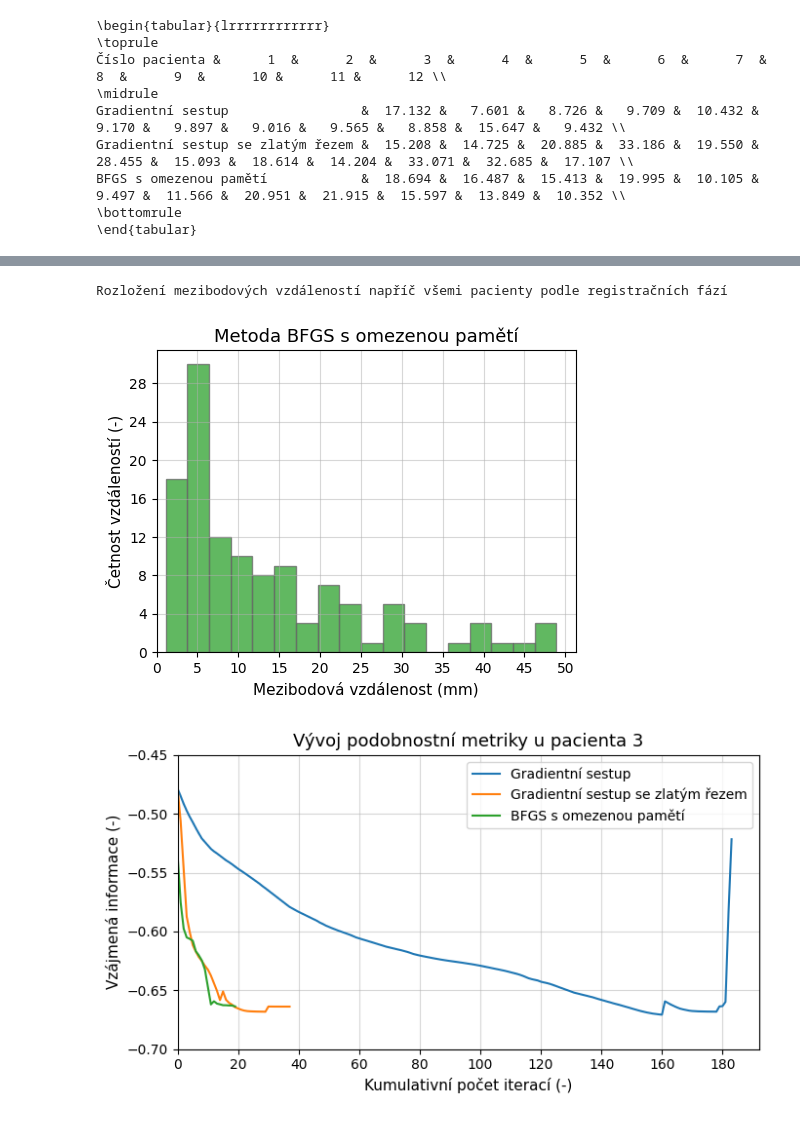
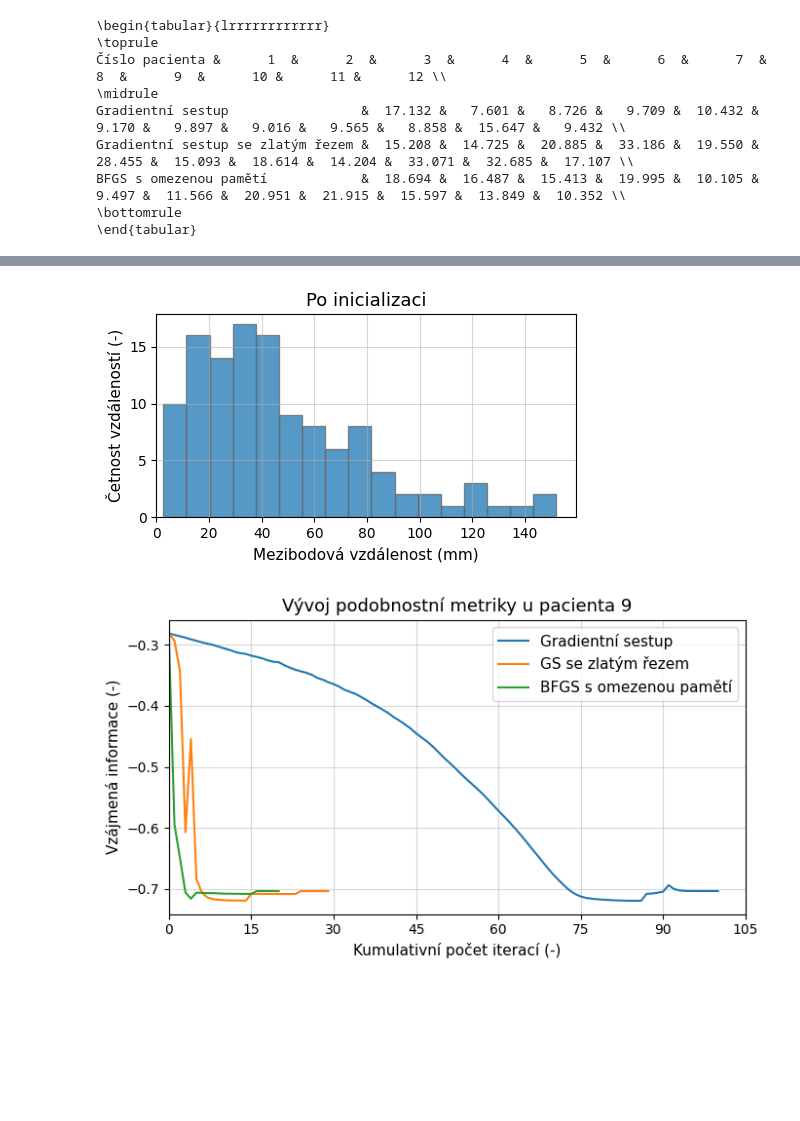
Before and after one commit to Vojtech-Benda/ca_isf, a Jupyter notebook: plotResults.ipynb, the cells around one changed output, grey strips where cells are left out. Saved outputs shown, nothing was run; the diff lists cells and outputs as text; code cells hidden in the pictures; blank space fills up the shorter version.

```diff
--- a/plotResults.ipynb
+++ b/plotResults.ipynb
@@ -264,41 +212,39 @@ for group, run_time in runTimeGroups.items():
         fig_hist.savefig(f"input_files\\globalni_grafy\\{hist_type}Histogram.pdf", bbox_inches="tight")
 """
 def plotErrorHist2(error_values, reg_phase, bin_width=17,
                    hist_type="initial", bin_color="#1f77b4", save=False):
 
-    fig_hist, ax_hist = plt.subplots(1, 1, figsize=(5, 4))
+    fig_hist, ax_hist = plt.subplots(1, 1, figsize=(5, 3))
 
 
     ax_hist.hist(error_values, bins=bin_width, alpha=0.75, color=bin_color,
                 edgecolor="dimgray", linewidth=1.)
     ax_hist.grid(alpha=0.5)
     ax_hist.set_xlabel("Mezibodová vzdálenost (mm)", fontsize=11)
     ax_hist.set_title(reg_phase, fontsize=13)
     ax_hist.set_ylim([0, None])
     ax_hist.set_xlim([0, None])
     ax_hist.set_ylabel("Četnost vzdáleností (-)", fontsize=11)
     ax_hist.yaxis.set_major_locator(MaxNLocator(integer=True))
-    ax_hist.set_xticks(np.arange(0, error_values.max() + 5, 5))
-    #ax_hist.set_yticks(np.arange(0, 41, 5))
+    ax_hist.set_xticks(np.arange(0, error_values.max() + 5, 20))
+    ax_hist.set_yticks(np.arange(0, 20, 5))
     # ax_hist.set_title("Rozložení míry nepřesností")
     # ax_hist.legend()
     fig_hist.tight_layout()
     plt.show()
 
     if save:
-        fig_hist.savefig(f"graficke_vystupy\\{hist_type}Histogram.pdf", bbox_inches="tight")
+        fig_hist.savefig(f"graficke_vystupy\\{hist_type}Histogram.svg", bbox_inches="tight")
 
 
-print("Rozložení mezibodových vzdáleností napříč všemi pacienty podle registračních fází")
-regMethods = ["Gradientní sestup", "Gradientní sestup se zlatým řezem", "BFGS s omezenou pamětí"]
+regMethods = ["gradientní sestup", "gradientní sestup se zlatým řezem", "BFGS s omezenou pamětí"]
 
 # plotErrorHist(initialErrors, ["Před inicializací", "Po inicializaci"],
 #                hist_bins=(16, 16), save=saveState)
 # plotErrorHist(lastIterErrors, regMethods, hist_bins=(17, 18, 18), hist_type="initial", save=saveState)
 
-plotErrorHist2(lastIterErrors[:, 2].ravel(), "Metoda BFGS s omezenou pamětí", bin_width=18,
-              hist_type="gradientlbfError", bin_color=colors[2], save=True)
+plotErrorHist2(initialErrors[:, 1].ravel(), "Po inicializaci", bin_width=17,
+              hist_type="postInitial", bin_color=colors[0], save=False)
 # %% [output]
-Rozložení mezibodových vzdáleností napříč všemi pacienty podle registračních fází
-[figure, old version]
+[figure, new version]
 # %%
@@ -339,29 +285,29 @@ def plotAllMetrics(metric_values, pat_number, save=False):
 
     fig_metrics, ax_metrics = plt.subplots(1, 1, figsize=(7, 4))
 
-    labels = ["Gradientní sestup", "Gradientní sestup se zlatým řezem", "BFGS s omezenou pamětí"]
+    labels = ["Gradientní sestup", "GS se zlatým řezem", "BFGS s omezenou pamětí"]
     for values, label in zip(metric_values, labels):
         ax_metrics.plot(values, label=label)
-    ax_metrics.legend()
+    ax_metrics.legend(fontsize=11, loc="best")
     ax_metrics.grid(alpha=0.5)
     ax_metrics.set_xlabel("Kumulativní počet iterací (-)", fontsize=11)
     ax_metrics.set_ylabel("Vzájmená informace (-)", fontsize=11)
     ax_metrics.set_title(f"Vývoj podobnostní metriky u pacienta {int(pat_number)}", fontsize=13)
 
-    ax_metrics.set_xticks(np.arange(0, len(metric_values[0]) + 10, 20))
-    ax_metrics.set_yticks(np.arange(-0.45, metric_values[0].min() - 0.05, -0.05))
+    ax_metrics.set_xticks(np.arange(0, len(metric_values[0]) + 10, 15))
+    #ax_metrics.set_yticks(np.arange(-0.45, metric_values[0].min() - 0.05, -0.05))
     ax_metrics.set_xlim([0, None])
     fig_metrics.tight_layout()
     plt.show()
 
     if save:
-        fig_metrics.savefig(f"graficke_vystupy\\pacient_{pat_number}\\pacient{pat_number}AllOptims.pdf",
+        fig_metrics.savefig(f"graficke_vystupy\\pacient_{pat_number}\\pacient{pat_number}AllOptims.svg",
                             bbox_inches="tight")
 
 
 plotAllMetrics(metricValues, patientNumber, save=True)
 # %% [output]
-[figure, old version]
+[figure, new version]
 # %%
 def plotMetricAndError(metric_values, median_errors, multires_iters,
                        reg_method, pat_number, save=False):
```
Also changed, not shown: parts of 15 cells of this notebook, 8 other files.
